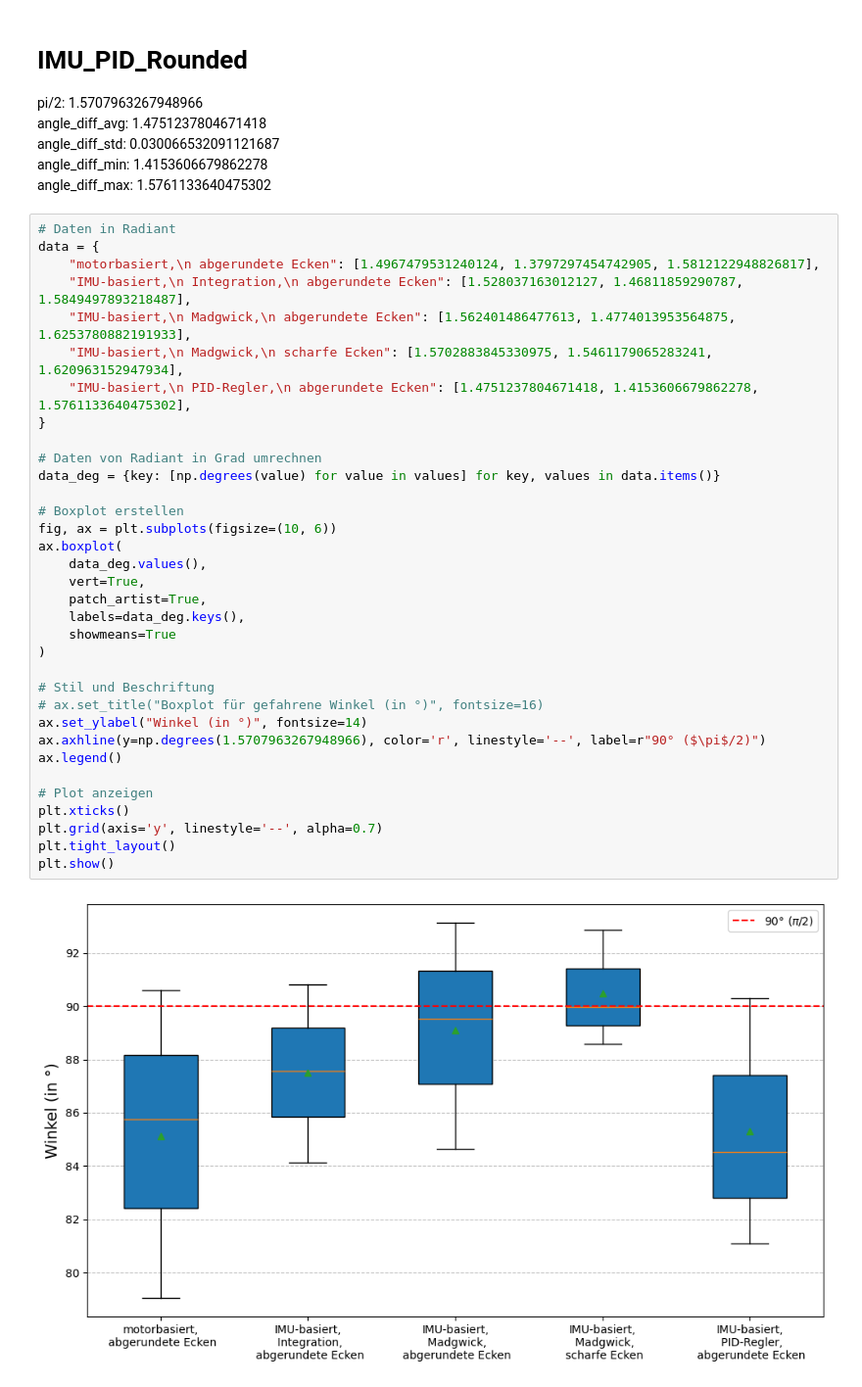
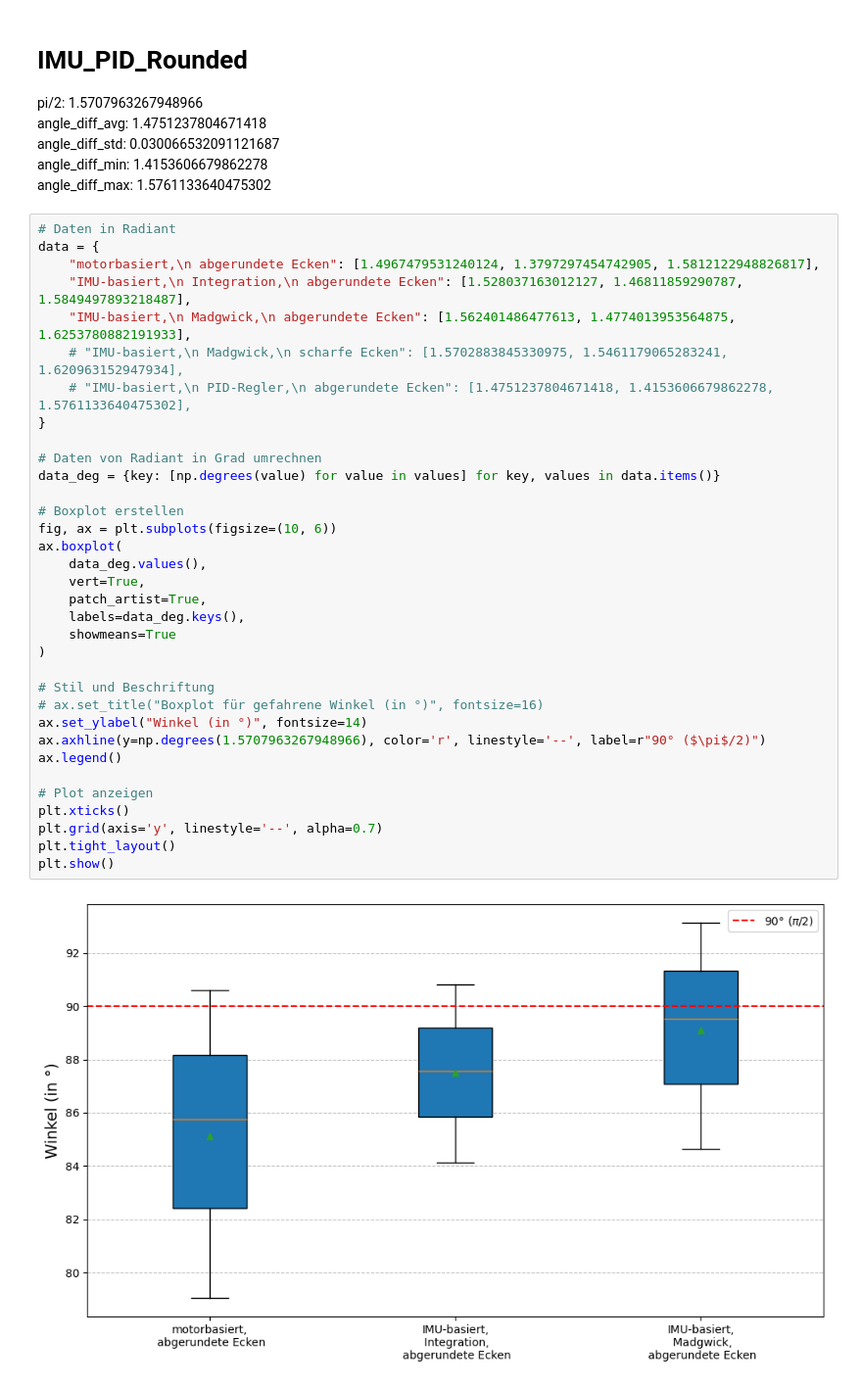
Before and after one commit to charlotte-strg/IMU_Audit, a Jupyter notebook: src/runs_on_pc/ergebnisse_kurven.ipynb, the cells around one changed output. Shown: that part at 98% size. Saved outputs shown, nothing was run; the diff lists cells and outputs as text.

```diff
--- a/src/runs_on_pc/ergebnisse_kurven.ipynb
+++ b/src/runs_on_pc/ergebnisse_kurven.ipynb
@@ -401,33 +401,33 @@ data = {
     "motorbasiert,\n abgerundete Ecken": [1.4967479531240124, 1.3797297454742905, 1.5812122948826817],
     "IMU-basiert,\n Integration,\n abgerundete Ecken": [1.528037163012127, 1.46811859290787, 1.5849497893218487],
     "IMU-basiert,\n Madgwick,\n abgerundete Ecken": [1.562401486477613, 1.4774013953564875, 1.6253780882191933],
-    "IMU-basiert,\n Madgwick,\n scharfe Ecken": [1.5702883845330975, 1.5461179065283241, 1.620963152947934],
-    "IMU-basiert,\n PID-Regler,\n abgerundete Ecken": [1.4751237804671418, 1.4153606679862278, 1.5761133640475302],
+    # "IMU-basiert,\n Madgwick,\n scharfe Ecken": [1.5702883845330975, 1.5461179065283241, 1.620963152947934],
+    # "IMU-basiert,\n PID-Regler,\n abgerundete Ecken": [1.4751237804671418, 1.4153606679862278, 1.5761133640475302],
 }
 
 # Daten von Radiant in Grad umrechnen
 data_deg = {key: [np.degrees(value) for value in values] for key, values in data.items()}
 
 # Boxplot erstellen
 fig, ax = plt.subplots(figsize=(10, 6))
 ax.boxplot(
     data_deg.values(),
     vert=True,
     patch_artist=True,
     labels=data_deg.keys(),
     showmeans=True
 )
 
 # Stil und Beschriftung
 # ax.set_title("Boxplot für gefahrene Winkel (in °)", fontsize=16)
 ax.set_ylabel("Winkel (in °)", fontsize=14)
 ax.axhline(y=np.degrees(1.5707963267948966), color='r', linestyle='--', label=r"90° ($\pi$/2)")
 ax.legend()
 
 # Plot anzeigen
 plt.xticks()
 plt.grid(axis='y', linestyle='--', alpha=0.7)
 plt.tight_layout()
 plt.show()
 # %% [output]
-[figure, old version]
+[figure, new version]
```
Also changed, not shown: 6 other files.
